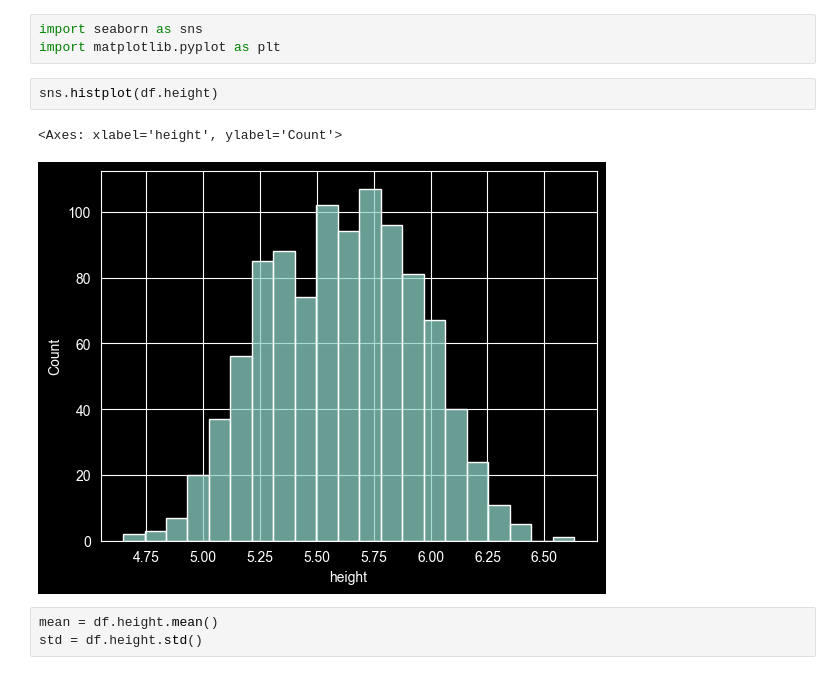
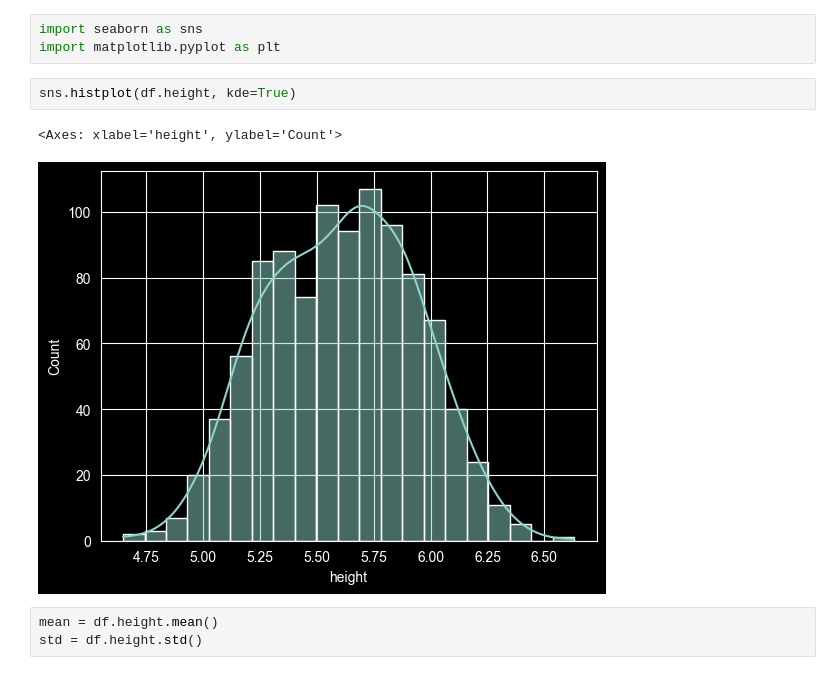
Before and after one commit to minhaz74692/AI-ML-Basics, a Jupyter notebook: Statistics-Maths/SND/snd.ipynb, the cells around one changed output. Drawn from its saved outputs; the diff is of its cells as text.

```diff
--- a/Statistics-Maths/SND/snd.ipynb
+++ b/Statistics-Maths/SND/snd.ipynb
@@ -20,10 +18,10 @@ df.describe()
 import seaborn as sns
 import matplotlib.pyplot as plt
 # %%
-sns.histplot(df.height)
+sns.histplot(df.height, kde=True)
 # %% [output]
 <Axes: xlabel='height', ylabel='Count'>
-[figure, old version]
+[figure, new version]
 # %%
 mean = df.height.mean()
 std = df.height.std()
```
Also changed, not shown: parts of 1 cell of this notebook, 3 other files.
